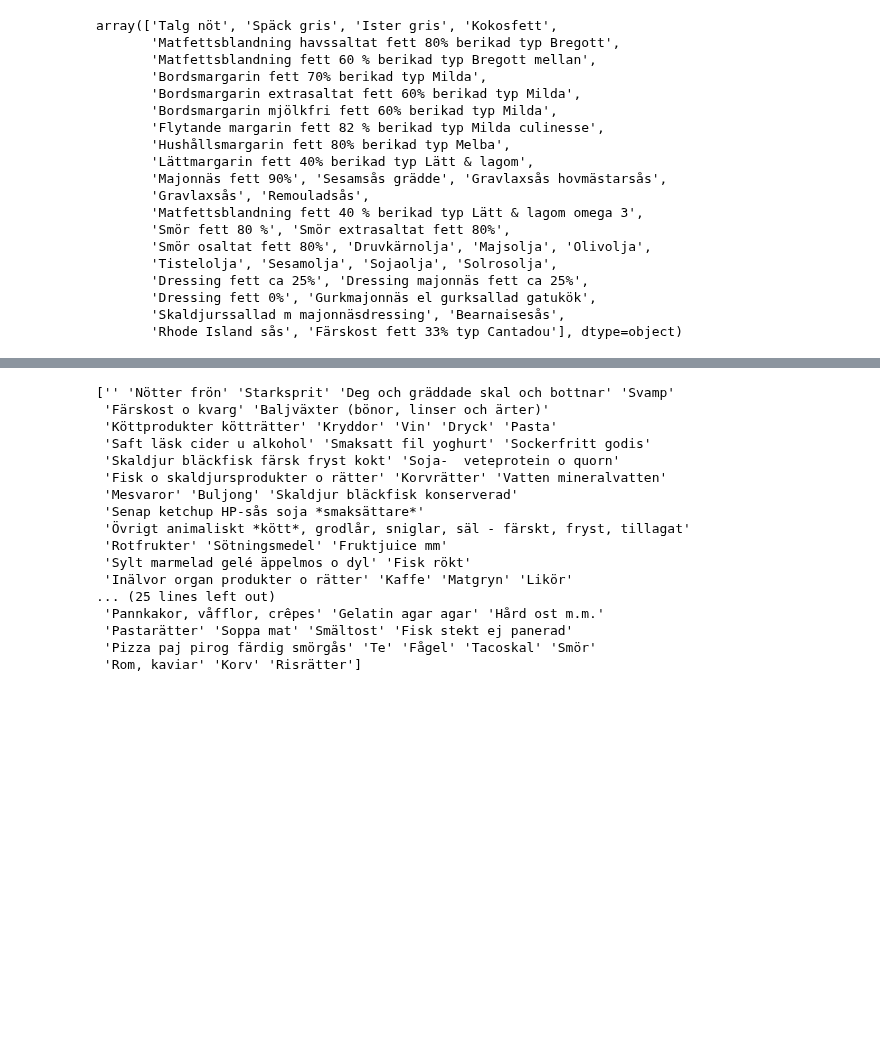
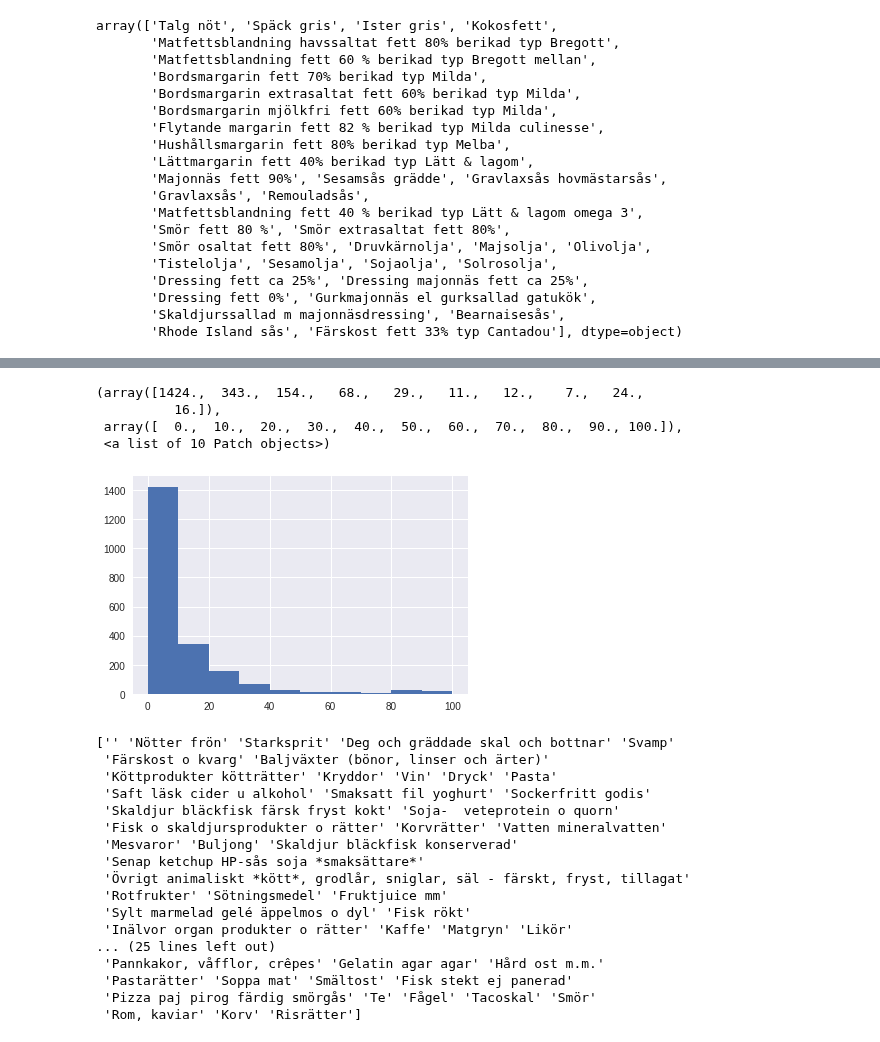
Before and after one commit to friberger/kodamat, a Jupyter notebook: marie_leker_med_maten.ipynb, the cells around one changed output, grey strips where cells are left out. Cells and saved outputs as stored; diff of their text form; code cells hidden in the pictures; blank space fills up the shorter version.

```diff
--- a/marie_leker_med_maten.ipynb
+++ b/marie_leker_med_maten.ipynb
@@ -106,3 +111,12 @@ np.histogram(db_contents[0:20,5])
+# %%
+plt.hist([x])
+#plt.show()
+# %% [output]
+(array([1424.,  343.,  154.,   68.,   29.,   11.,   12.,    7.,   24.,
+          16.]),
+ array([  0.,  10.,  20.,  30.,  40.,  50.,  60.,  70.,  80.,  90., 100.]),
+ <a list of 10 Patch objects>)
+[figure, added]
 # %%
 #Skapa dataset som alla rader och de kolumner som valts i columns
 dataset = db_contents[:,columns].astype(float)
```
Also changed, not shown: parts of 5 cells of this notebook.
